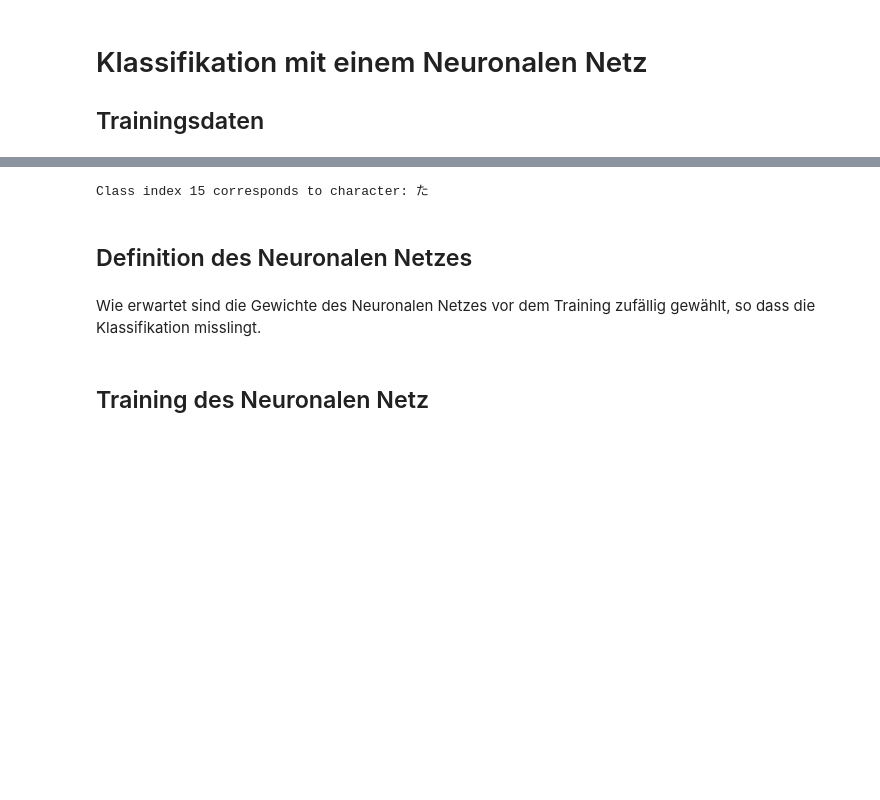
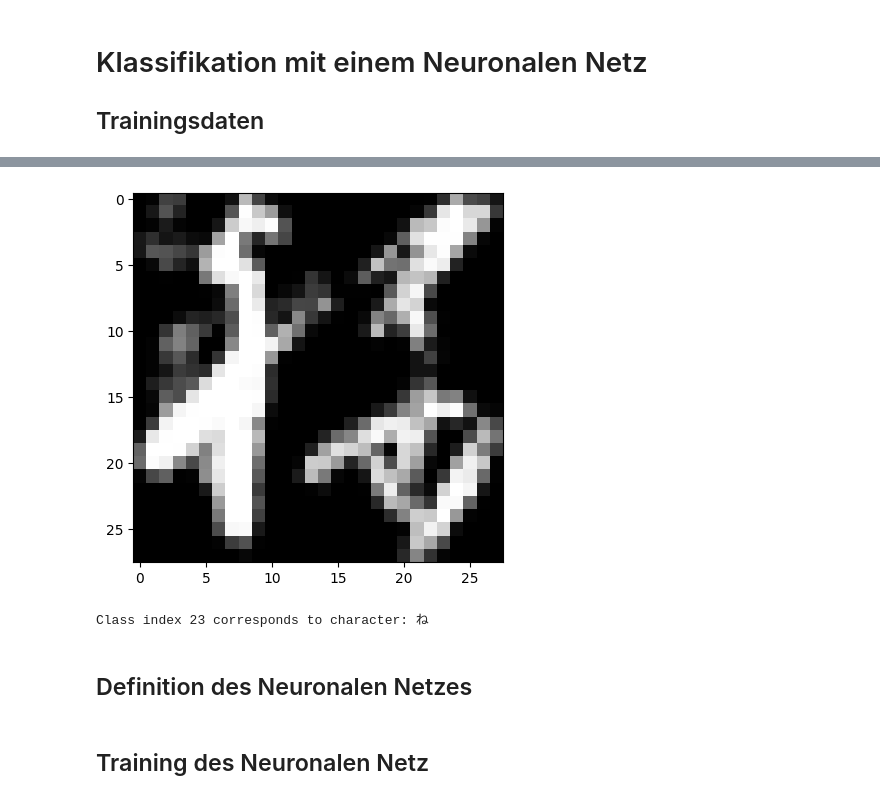
Before and after one commit to sefas100/character-recognition-of-handwritten-Hiragana, a Jupyter notebook: NN.ipynb, the cells around one changed output, grey strips where cells are left out. Saved outputs shown, nothing was run; the diff lists cells and outputs as text; code cells hidden in the pictures; blank space fills up the shorter version.

Commit message:
Added a way to visualize

```diff
--- a/NN.ipynb
+++ b/NN.ipynb
@@ -45,6 +27,13 @@ test_data = load('Data\K49-data\k49-test-imgs.npz')    # Load testing image data
 
 train_labels = load('Data\K49-data\k49-train-labels.npz')  # Load training labels from a file
 test_labels = load('Data\K49-data\k49-test-labels.npz')    # Load testing labels from a file
+# Convert the data to the appropriate data type (float32)
+train_data = train_data.astype(np.float32)
+test_data = test_data.astype(np.float32)
+
+# Combine the training data and labels into a PyTorch TensorDataset
+train_dataset = TensorDataset(torch.tensor(train_data), torch.tensor(train_labels))
+test_dataset = TensorDataset(torch.tensor(test_data), torch.tensor(test_labels))
 # %%
 # Import the csv module for working with CSV files
 import csv
@@ -95,21 +84,30 @@ csv_file_path = 'k49_classmap.csv'
 # Load the class mapping from the specified CSV file by calling the load_class_mapping function
 class_mapping = load_class_mapping(csv_file_path)
 # %%
+import numpy as np
+import matplotlib.pyplot as plt
+
 # Define the class index you want to look up
-class_index = 15
+index = 1
+class_index = test_labels[index]
+
+# Display the image using Matplotlib
+plt.imshow(test_data[index], cmap='gray')
+plt.show()
 
 # Check if the class index exists in the class_mapping dictionary
 if class_index in class_mapping:
     # If it exists, retrieve the corresponding character label
     character = class_mapping[class_index]
 
     # Print the result
     print(f"Class index {class_index} corresponds to character: {character}")
 else:
     # If it doesn't exist, print a message indicating that it was not found
     print(f"Class index {class_index} not found in the mapping.")
 # %% [output]
+[figure, added]
-Class index 15 corresponds to character: た
+Class index 23 corresponds to character: ね
 # %% [markdown]
 ## Definition des Neuronalen Netzes
 # %%
@@ -150,8 +148,6 @@ class NeuralNet(nn.Module):
 
 # Create an instance of the neural network model
 model = NeuralNet(input_size, hidden_size, num_classes)
-# %% [markdown]
-Wie erwartet sind die Gewichte des Neuronalen Netzes vor dem Training zufällig gewählt, so dass die Klassifikation misslingt.
 # %% [markdown]
 ## Training des Neuronalen Netz
 # %%
```
Also changed, not shown: parts of 5 cells of this notebook, 1 other file.
